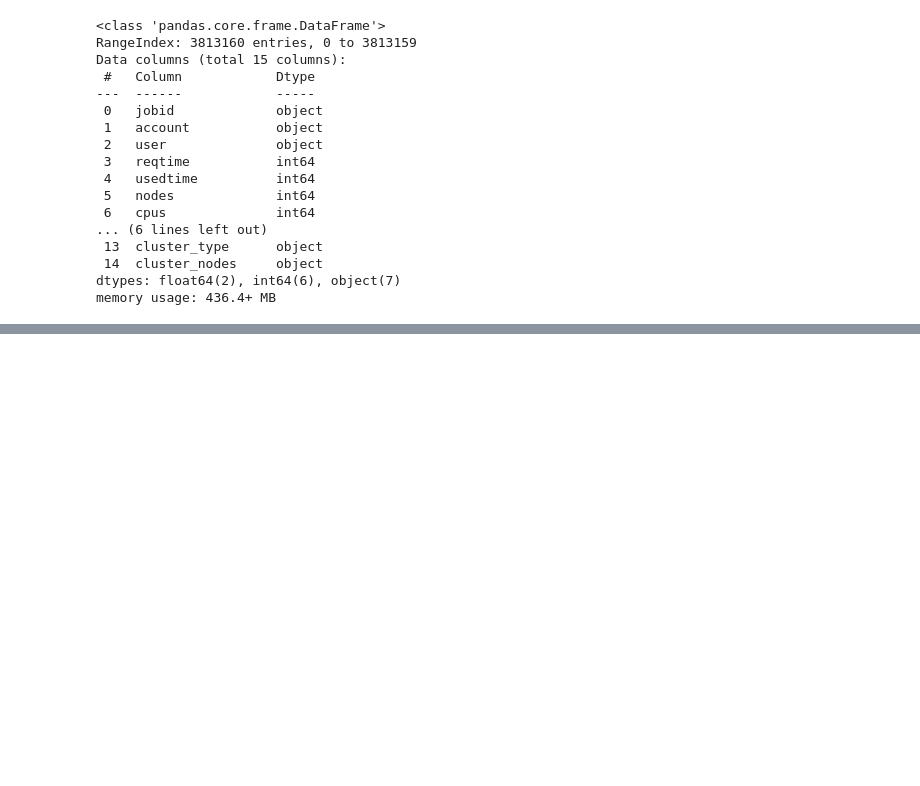
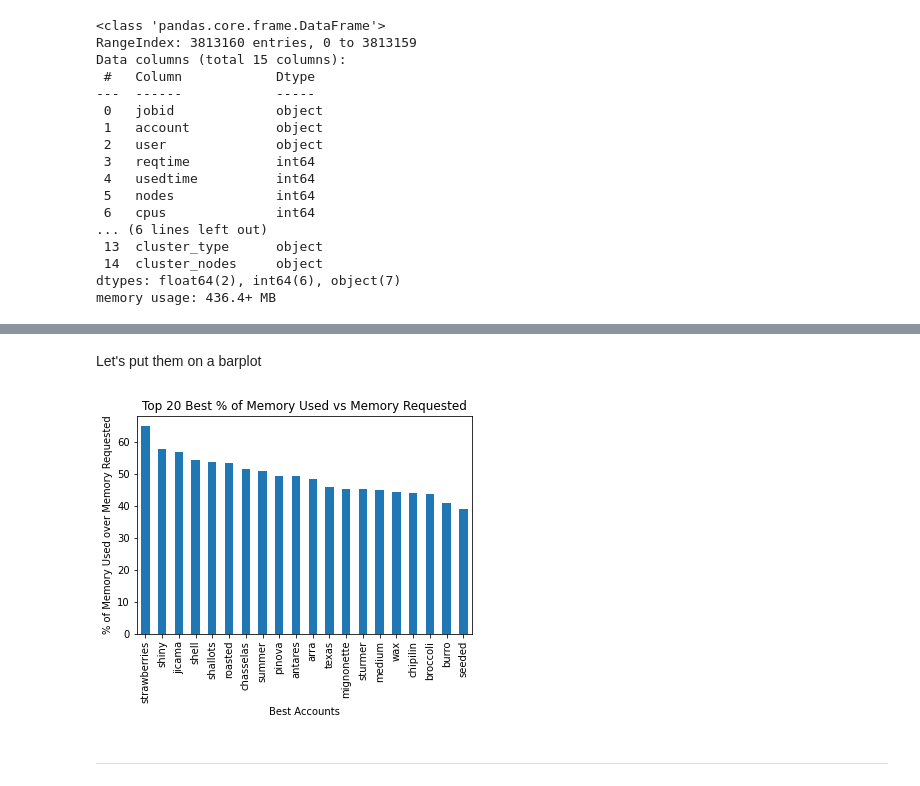
Before and after one commit to nss-data-science-cohort-4/dq2-accre-amd, a Jupyter notebook: notebooks/mr_03_accre_jobs_2020_analysis.ipynb, the cells around one changed output, grey strips where cells are left out. Cells and saved outputs as stored; diff of their text form; code cells hidden in the pictures; blank space fills up the shorter version.

```diff
--- a/notebooks/mr_03_accre_jobs_2020_analysis.ipynb
+++ b/notebooks/mr_03_accre_jobs_2020_analysis.ipynb
@@ -39,0 +59,9 @@ memory usage: 436.4+ MB
+# %%
+# Average memory used and Average Memory Requested Per Account
+memories_df = accre_jobs_2020.groupby("account")[["used_mb_per_core", "reqmem_per_core"]].agg(np.mean)
+
+# Percentage of Average memory used over Average Memory Requested Per Account
+memories_df.loc[:, "pct_memory_used_requested"] = (memories_df.loc[:,"used_mb_per_core"] / memories_df.loc[:,"reqmem_per_core"]) * 100
+
+# Sorting
+memories_df.sort_values(by="pct_memory_used_requested", ascending=False)
@@ -39,0 +112,14 @@ memory usage: 436.4+ MB
+# %% [markdown]
+Let's put them on a barplot
+# %%
+memories_df.nlargest(20, "pct_memory_used_requested")[["pct_memory_used_requested"]].plot(
+    kind="bar",
+    legend=None,
+    title="Top 20 Best % of Memory Used vs Memory Requested",
+    xlabel="Best Accounts",
+    ylabel="% of Memory Used over Memory Requested"
+);
+# %% [output]
+[figure, added]
+# %% [markdown]
+---
```
Also changed, not shown: parts of 43 cells of this notebook.
